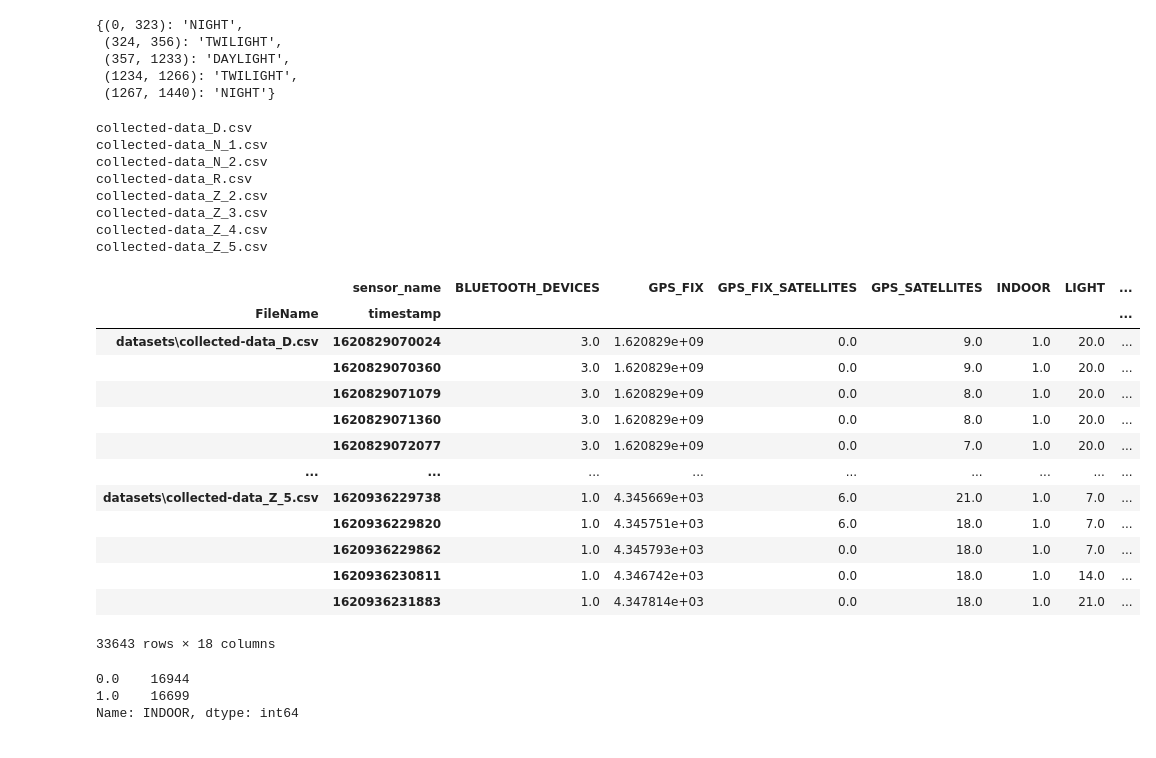
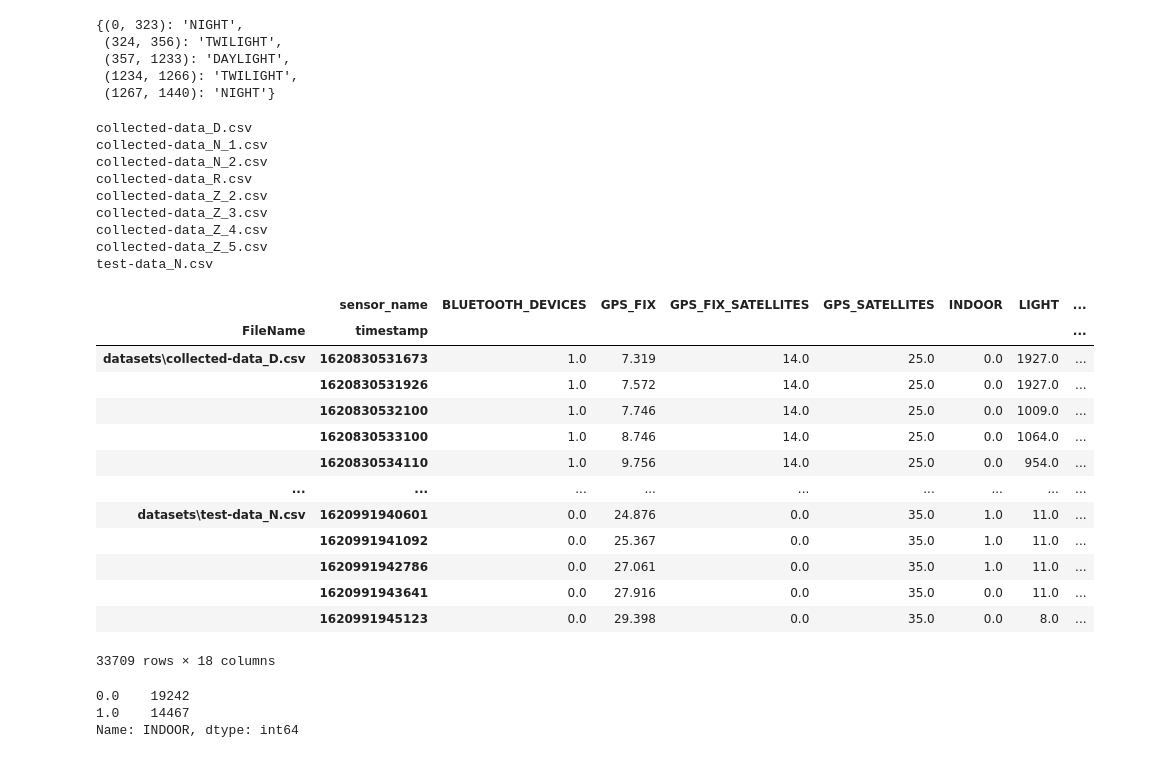
Before and after one commit to SpeedJack/IODataAcquisition, a Jupyter notebook: NeuralNetwork/nntest.ipynb, the cells around one changed output. Drawn from its saved outputs; the diff is of its cells as text; code cells hidden in the pictures.

```diff
--- a/NeuralNetwork/nntest.ipynb
+++ b/NeuralNetwork/nntest.ipynb
@@ -66,7 +66,7 @@ def preprocess_data(inputFile):
     for index,row in df.iterrows():
         if  df.loc[index,'sensor_type'] == -1:
             df.loc[index,'sensor_type'] = sensor_type_dict[ row['sensor_name']]
-    df_wide = df.pivot_table(index=['FileName','timestamp'], columns='sensor_name', values='value', aggfunc='last')
+    df_wide = df.pivot_table(index=['FileName','timestamp'], columns='sensor_name', values='value', aggfunc='first')
 
     last_seen_values = {}
     sensor_types = df['sensor_name'].unique()
@@ -81,7 +81,10 @@ def preprocess_data(inputFile):
         else:
             if row['GPS_FIX'] > 0:
                 last_gps_fix = index[1]
-            df_wide.loc[index, 'GPS_FIX'] = (index[1] - last_gps_fix)/1000
+            if last_gps_fix == -1:
+                df_wide.loc[index,'GPS_FIX'] = -1
+            else:
+                df_wide.loc[index, 'GPS_FIX'] = (index[1] - last_gps_fix)/1000
             for sensor_type in sensor_types:
                 if math.isnan(row[sensor_type]):
                     df_wide.loc[index,sensor_type] = last_seen_values[sensor_type]
@@ -134,49 +137,50 @@ def preprocess_data(inputFile):
     cols.append(proximity_name)
     df_wide = df_wide[cols].replace(True,1.0).replace(False,0.0)
     df_wide.rename(columns={light_name: "LIGHT", proximity_name: "PROXIMITY"}, inplace=True)
     return df_wide
 
 from os import walk,path
 
 dfs = []
 root_directory = "datasets"
 _, _, filenames = next(walk(root_directory))
 for filename in filenames:
     print(filename)
     x = path.join(root_directory,filename)
     dfs.append(preprocess_data(x))
 
 
 df_wide = pd.concat(dfs)
 
-df_wide.to_csv('preprocessed_data.csv')
+
 df_wide
 # %% [output]
 collected-data_D.csv
 collected-data_N_1.csv
 collected-data_N_2.csv
 collected-data_R.csv
 collected-data_Z_2.csv
 collected-data_Z_3.csv
 collected-data_Z_4.csv
 collected-data_Z_5.csv
+test-data_N.csv
 |  | sensor_name | BLUETOOTH_DEVICES | GPS_FIX | GPS_FIX_SATELLITES | GPS_SATELLITES | INDOOR | LIGHT | ... |
 | FileName | timestamp |  |  |  |  |  |  | ... |
-| datasets\collected-data_D.csv | 1620829070024 | 3.0 | 1.620829e+09 | 0.0 | 9.0 | 1.0 | 20.0 | ... |
-|  | 1620829070360 | 3.0 | 1.620829e+09 | 0.0 | 9.0 | 1.0 | 20.0 | ... |
-|  | 1620829071079 | 3.0 | 1.620829e+09 | 0.0 | 8.0 | 1.0 | 20.0 | ... |
-|  | 1620829071360 | 3.0 | 1.620829e+09 | 0.0 | 8.0 | 1.0 | 20.0 | ... |
-|  | 1620829072077 | 3.0 | 1.620829e+09 | 0.0 | 7.0 | 1.0 | 20.0 | ... |
+| datasets\collected-data_D.csv | 1620830531673 | 1.0 | 7.319 | 14.0 | 25.0 | 0.0 | 1927.0 | ... |
+|  | 1620830531926 | 1.0 | 7.572 | 14.0 | 25.0 | 0.0 | 1927.0 | ... |
+|  | 1620830532100 | 1.0 | 7.746 | 14.0 | 25.0 | 0.0 | 1009.0 | ... |
+|  | 1620830533100 | 1.0 | 8.746 | 14.0 | 25.0 | 0.0 | 1064.0 | ... |
+|  | 1620830534110 | 1.0 | 9.756 | 14.0 | 25.0 | 0.0 | 954.0 | ... |
 | ... | ... | ... | ... | ... | ... | ... | ... | ... |
-| datasets\collected-data_Z_5.csv | 1620936229738 | 1.0 | 4.345669e+03 | 6.0 | 21.0 | 1.0 | 7.0 | ... |
-|  | 1620936229820 | 1.0 | 4.345751e+03 | 6.0 | 18.0 | 1.0 | 7.0 | ... |
-|  | 1620936229862 | 1.0 | 4.345793e+03 | 0.0 | 18.0 | 1.0 | 7.0 | ... |
-|  | 1620936230811 | 1.0 | 4.346742e+03 | 0.0 | 18.0 | 1.0 | 14.0 | ... |
-|  | 1620936231883 | 1.0 | 4.347814e+03 | 0.0 | 18.0 | 1.0 | 21.0 | ... |
+| datasets\test-data_N.csv | 1620991940601 | 0.0 | 24.876 | 0.0 | 35.0 | 1.0 | 11.0 | ... |
+|  | 1620991941092 | 0.0 | 25.367 | 0.0 | 35.0 | 1.0 | 11.0 | ... |
+|  | 1620991942786 | 0.0 | 27.061 | 0.0 | 35.0 | 1.0 | 11.0 | ... |
+|  | 1620991943641 | 0.0 | 27.916 | 0.0 | 35.0 | 0.0 | 11.0 | ... |
+|  | 1620991945123 | 0.0 | 29.398 | 0.0 | 35.0 | 0.0 | 8.0 | ... |
-33643 rows × 18 columns
+33709 rows × 18 columns
 # %%
 df_wide['INDOOR'].value_counts()
 # %% [output]
-0.0    16944
-1.0    16699
+0.0    19242
+1.0    14467
 Name: INDOOR, dtype: int64
```
Also changed, not shown: parts of 3 cells of this notebook.
